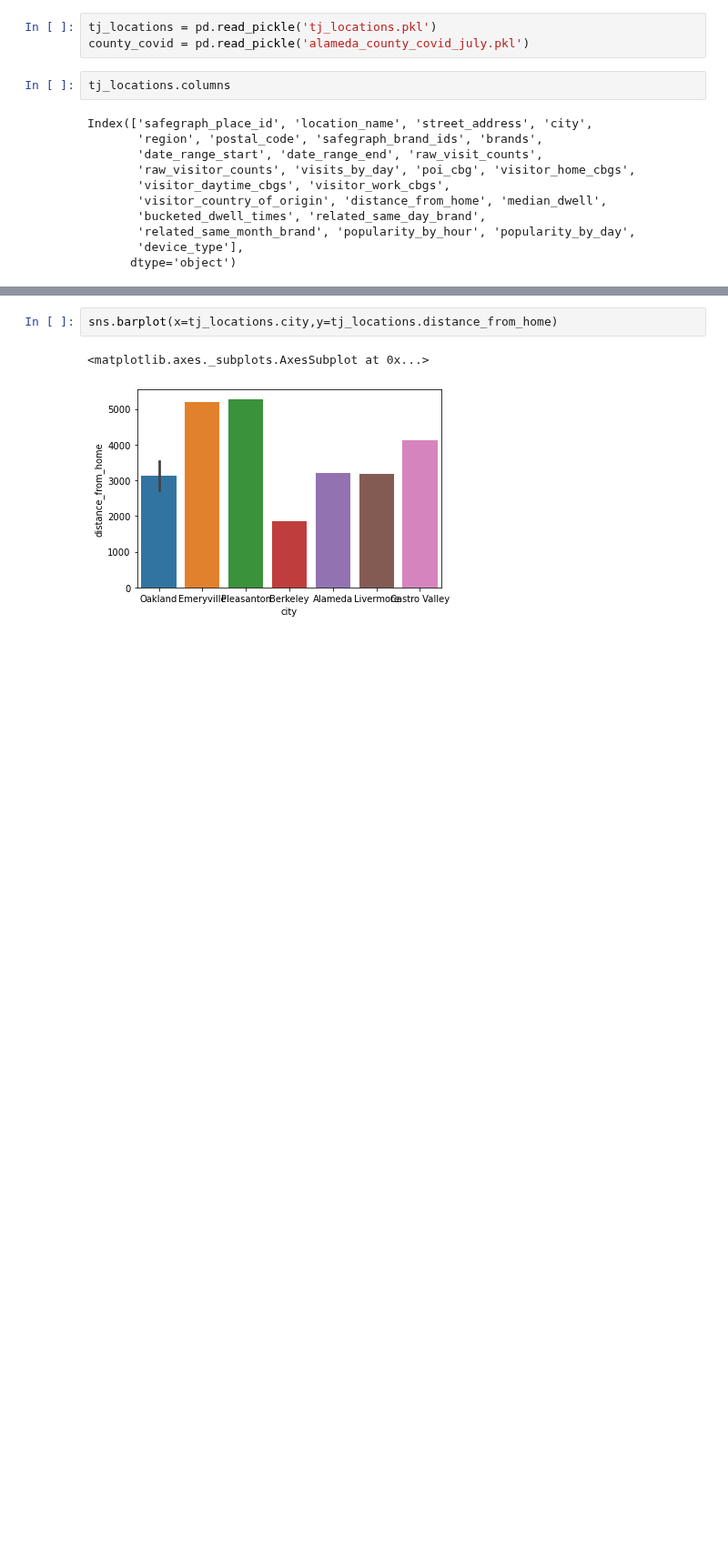
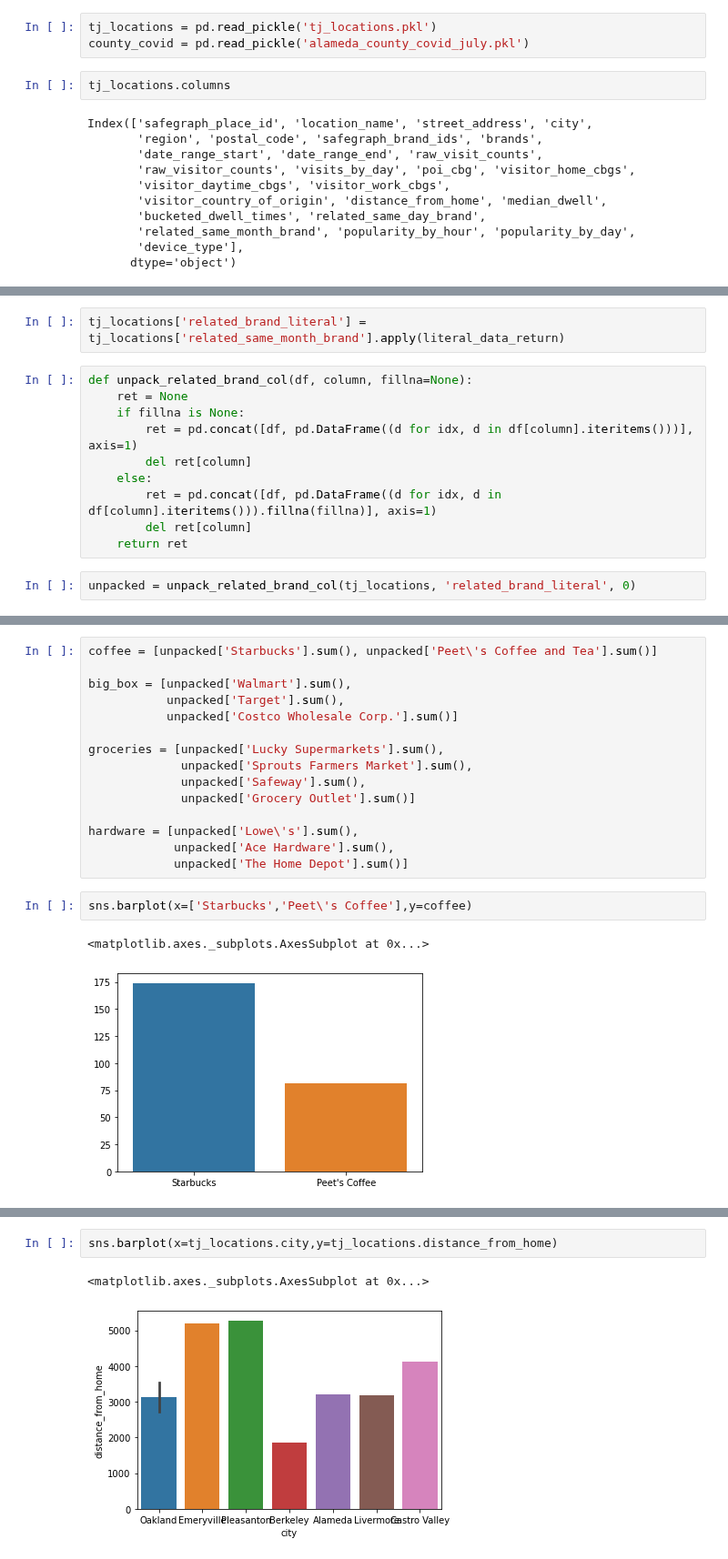
Before and after one commit to tahentx/pv_workbook, a Jupyter notebook: datascience/safegraph/alameda_county_tj.ipynb, the cells around one changed output, grey strips where cells are left out. Shown at 91% size. Cells and saved outputs as stored; diff of their text form; blank space fills up the shorter version.

```diff
--- a/datascience/safegraph/alameda_county_tj.ipynb
+++ b/datascience/safegraph/alameda_county_tj.ipynb
@@ -34,0 +30,14 @@ Index(['safegraph_place_id', 'location_name', 'street_address', 'city',
+# %%
+tj_locations['related_brand_literal'] = tj_locations['related_same_month_brand'].apply(literal_data_return)
+# %%
+def unpack_related_brand_col(df, column, fillna=None):
+    ret = None
+    if fillna is None:
+        ret = pd.concat([df, pd.DataFrame((d for idx, d in df[column].iteritems()))], axis=1)
+        del ret[column]
+    else:
+        ret = pd.concat([df, pd.DataFrame((d for idx, d in df[column].iteritems())).fillna(fillna)], axis=1)
+        del ret[column]
+    return ret
+# %%
+unpacked = unpack_related_brand_col(tj_locations, 'related_brand_literal', 0)
@@ -34,0 +64,20 @@ Index(['safegraph_place_id', 'location_name', 'street_address', 'city',
+# %%
+coffee = [unpacked['Starbucks'].sum(), unpacked['Peet\'s Coffee and Tea'].sum()]
+
+big_box = [unpacked['Walmart'].sum(),
+           unpacked['Target'].sum(),
+           unpacked['Costco Wholesale Corp.'].sum()]
+
+groceries = [unpacked['Lucky Supermarkets'].sum(),
+             unpacked['Sprouts Farmers Market'].sum(),
+             unpacked['Safeway'].sum(),
+             unpacked['Grocery Outlet'].sum()]
+
+hardware = [unpacked['Lowe\'s'].sum(),
+            unpacked['Ace Hardware'].sum(),
+            unpacked['The Home Depot'].sum()]
+# %%
+sns.barplot(x=['Starbucks','Peet\'s Coffee'],y=coffee)
+# %% [output]
+<matplotlib.axes._subplots.AxesSubplot at 0x...>
+[figure, added]
```
Also changed, not shown: parts of 12 cells of this notebook.
